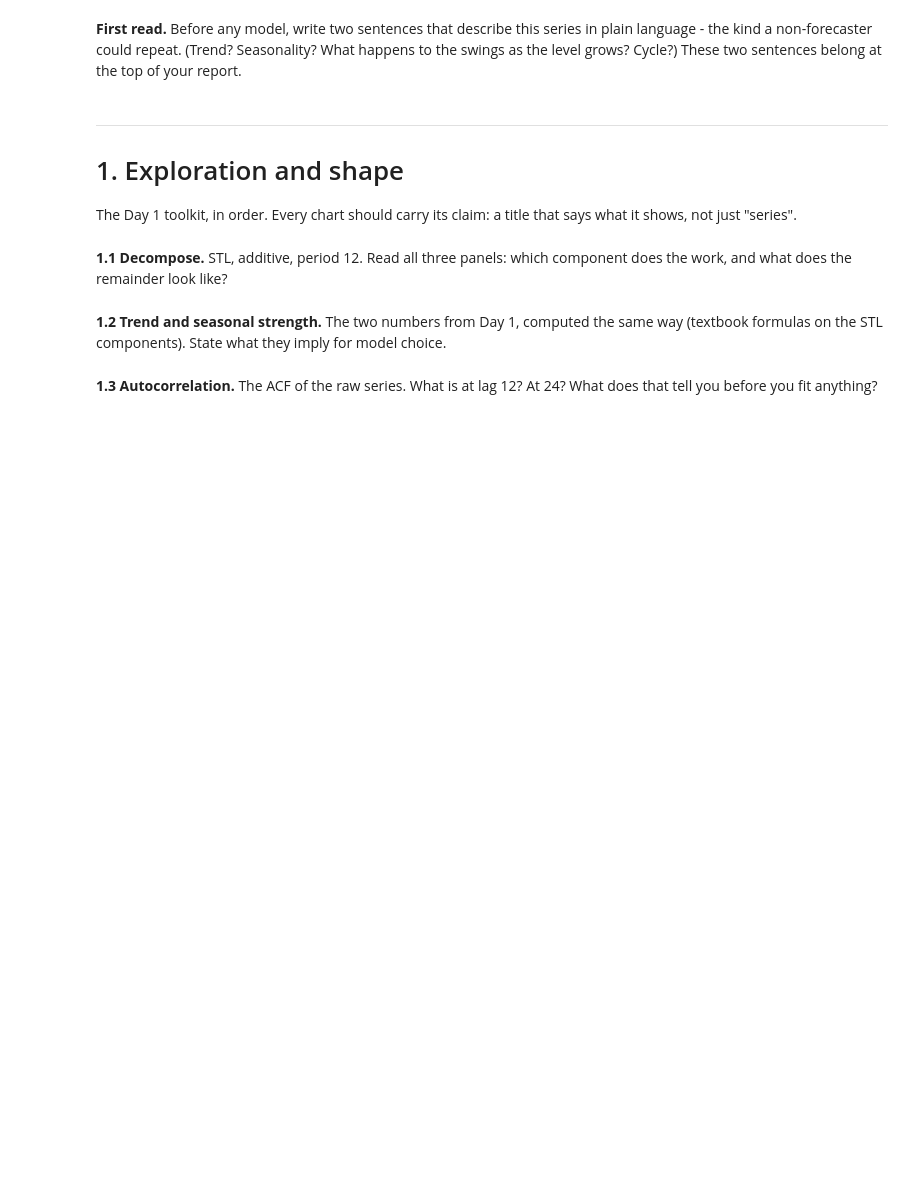
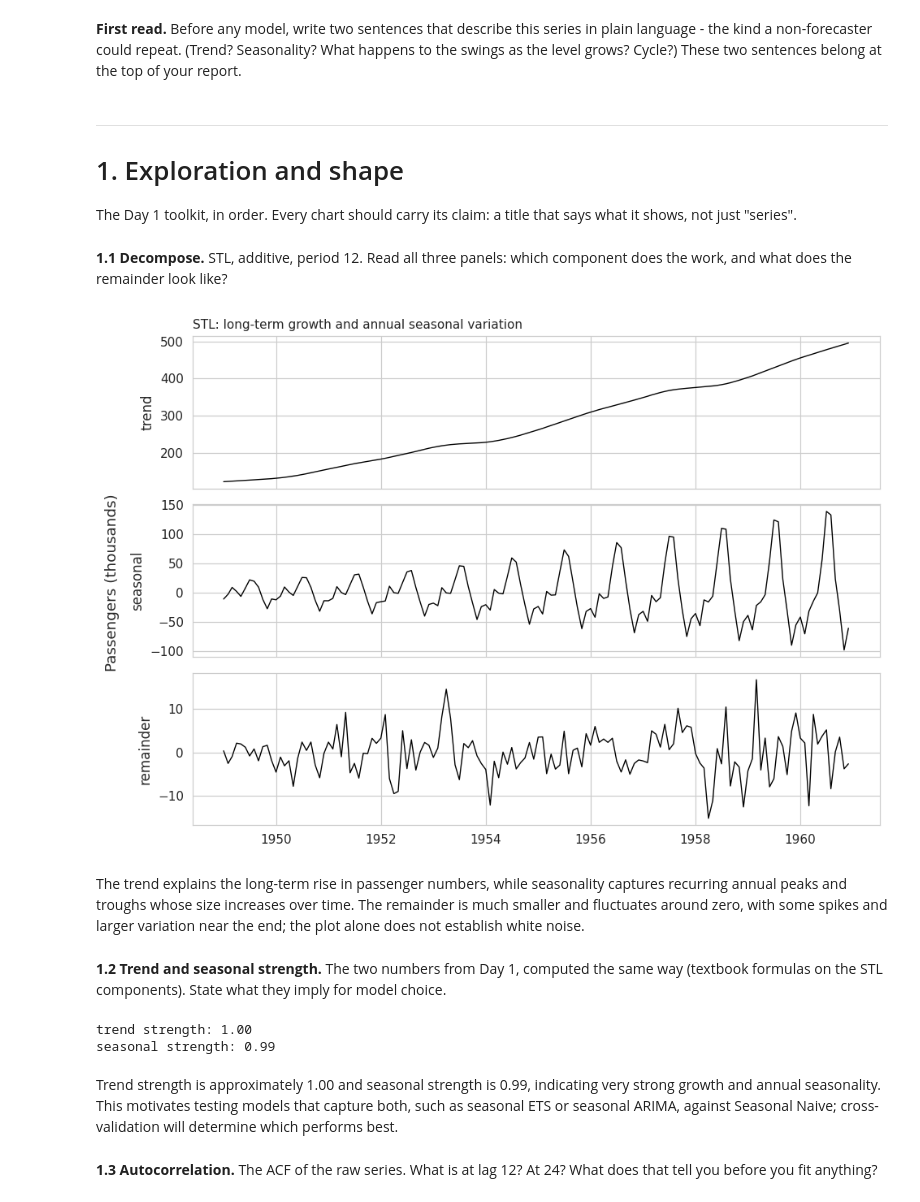
Before and after one commit to mashaellna77-maker/international-airpassengers-project, a Jupyter notebook: project.ipynb, the cells around one changed output. Cells and saved outputs as stored; diff of their text form; code cells hidden in the pictures; blank space fills up the shorter version.

Commit message:
Complete capstone analysis and model evaluation

```diff
--- a/project.ipynb
+++ b/project.ipynb
@@ -100,13 +121,54 @@ dcmp = ...
+# %%
+from statsmodels.tsa.seasonal import STL
+
+stl = STL(df["y"].to_numpy(), period=12).fit()
+
+dcmp = pd.DataFrame({
+    "ds": df["ds"].to_numpy(),
+    "trend": stl.trend,
+    "seasonal": stl.seasonal,
+    "remainder": stl.resid
+})
+
+P.decomposition_plot(
+    dcmp,
+    cols=["trend", "seasonal", "remainder"],
+    title="STL: long-term growth and annual seasonal variation",
+    x="ds",
+    ylabel="Passengers (thousands)",
+    panel_height=1.8
+)
+
+plt.tight_layout()
+plt.show()
+# %% [output]
+[figure, added]
+# %% [markdown]
+The trend explains the long-term rise in passenger numbers, while seasonality captures recurring annual peaks and troughs whose size increases over time. The remainder is much smaller and fluctuates around zero, with some spikes and larger variation near the end; the plot alone does not establish white noise.
 # %% [markdown]
 **1.2 Trend and seasonal strength.** The two numbers from Day 1, computed
 the same way (textbook formulas on the STL components). State what they
 imply for model choice.
 # %%
-# TODO: trend_strength and seasonal_strength from the STL components.
-trend_strength = ...
-seasonal_strength = ...
+remainder = dcmp["remainder"]
+
+trend_strength = max(
+    0,
+    1 - np.var(remainder) / np.var(dcmp["trend"] + remainder)
+)
+
+seasonal_strength = max(
+    0,
+    1 - np.var(remainder) / np.var(dcmp["seasonal"] + remainder)
+)
+
 print(f"trend strength: {trend_strength:.2f}")
 print(f"seasonal strength: {seasonal_strength:.2f}")
+# %% [output]
+trend strength: 1.00
+seasonal strength: 0.99
+# %% [markdown]
+Trend strength is approximately 1.00 and seasonal strength is 0.99, indicating very strong growth and annual seasonality. This motivates testing models that capture both, such as seasonal ETS or seasonal ARIMA, against Seasonal Naive; cross-validation will determine which performs best.
 # %% [markdown]
 **1.3 Autocorrelation.** The ACF of the raw series. What is at lag 12?
 At 24? What does that tell you before you fit anything?
```
Also changed, not shown: parts of 25 cells of this notebook.
